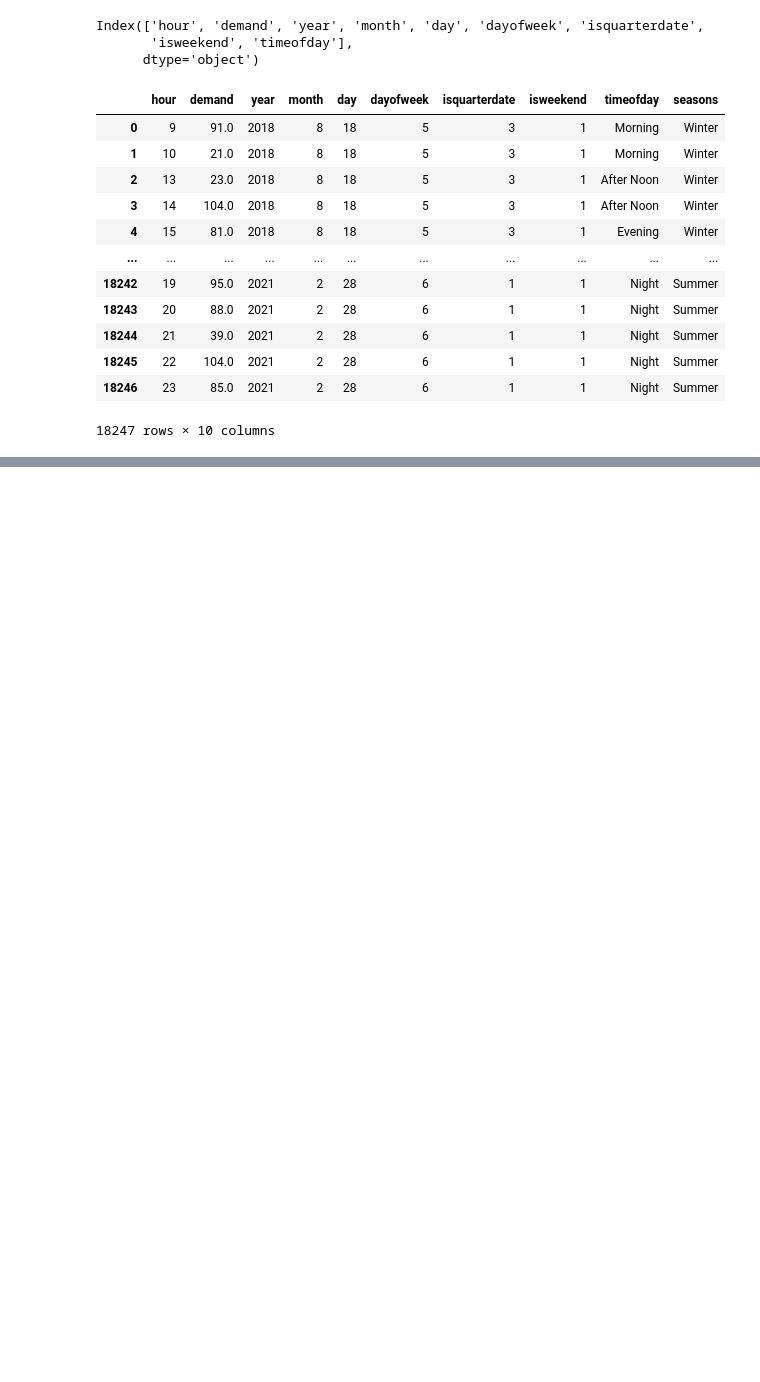
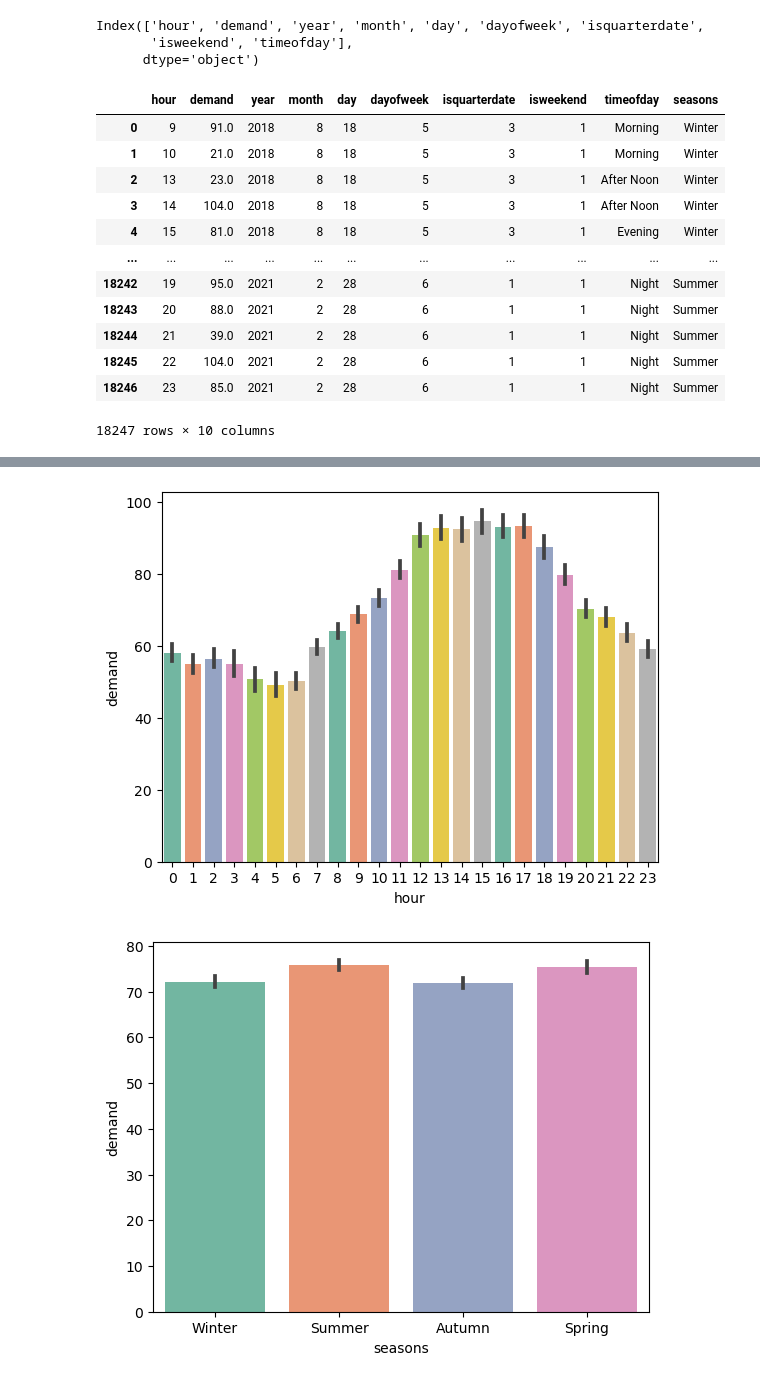
Before and after one commit to TejasRanjith/Lab, a Jupyter notebook: Python AI Lab S5/Exp.ipynb, the cells around one changed output, grey strips where cells are left out. Saved outputs shown, nothing was run; the diff lists cells and outputs as text; code cells hidden in the pictures; blank space fills up the shorter version.

```diff
--- a/Python AI Lab S5/Exp.ipynb
+++ b/Python AI Lab S5/Exp.ipynb
@@ -459,0 +484,7 @@ df
+# %%
+for elem in ['hour','seasons','timeofday']:
+    sns.barplot(x=df[elem],y=df['demand'],palette='Set2')
+    plt.show()
+# %% [output]
+[figure, added]
+[figure, added]
```
Also changed, not shown: parts of 4 cells of this notebook.
